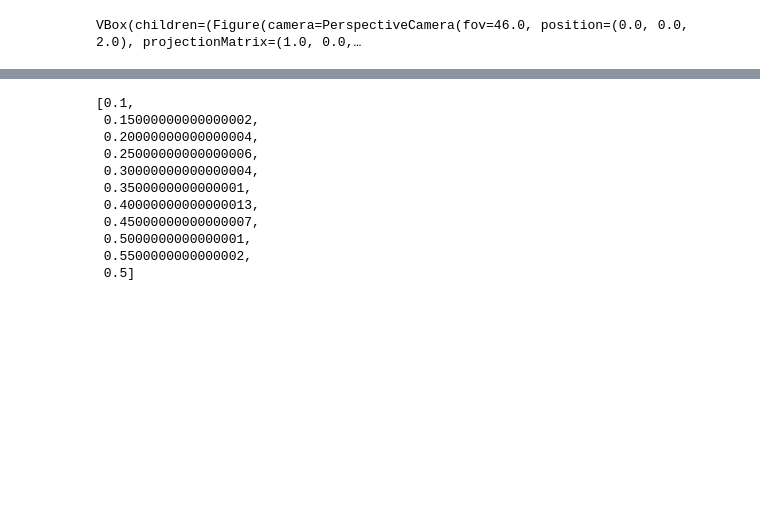
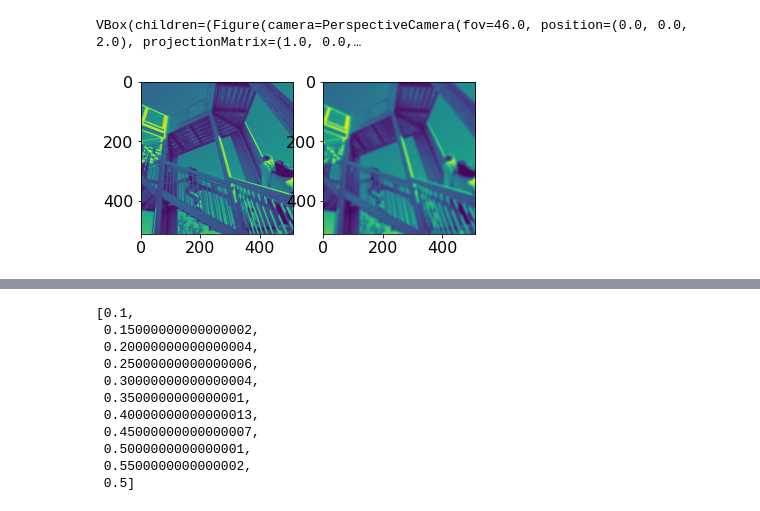
Before and after one commit to raalesir/segregation, a Jupyter notebook: Untitled.ipynb, the cells around one changed output, grey strips where cells are left out. Cells and saved outputs as stored; diff of their text form; code cells hidden in the pictures; blank space fills up the shorter version.

```diff
--- a/Untitled.ipynb
+++ b/Untitled.ipynb
@@ -978,0 +1007,11 @@ VBox(children=(Figure(camera=PerspectiveCamera(fov=46.0, position=(0.0, 0.0, 2.0
+# %%
+fig = plt.figure()
+ax1 = fig.add_subplot(121)  # left side
+ax2 = fig.add_subplot(122)  # right side
+ascent = misc.ascent()
+result = ndimage.uniform_filter(ascent, size=10)
+ax1.imshow(ascent)
+ax2.imshow(result)
+plt.show()
+# %% [output]
+[figure, added]
```
Also changed, not shown: parts of 59 cells of this notebook, 1 other file.
